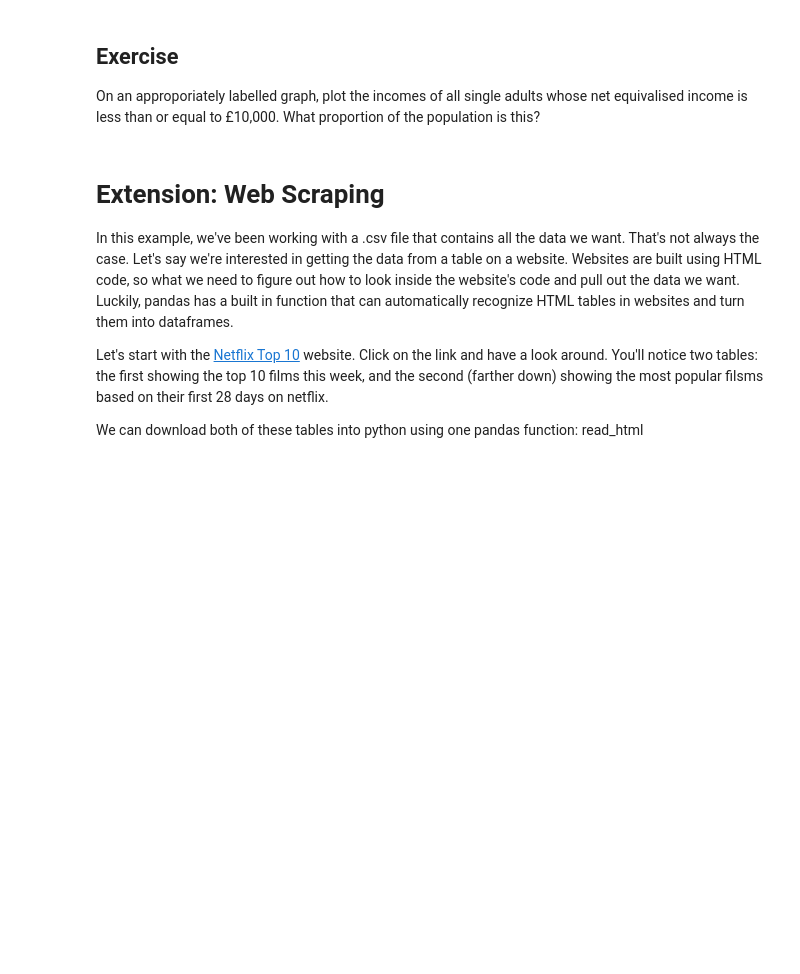
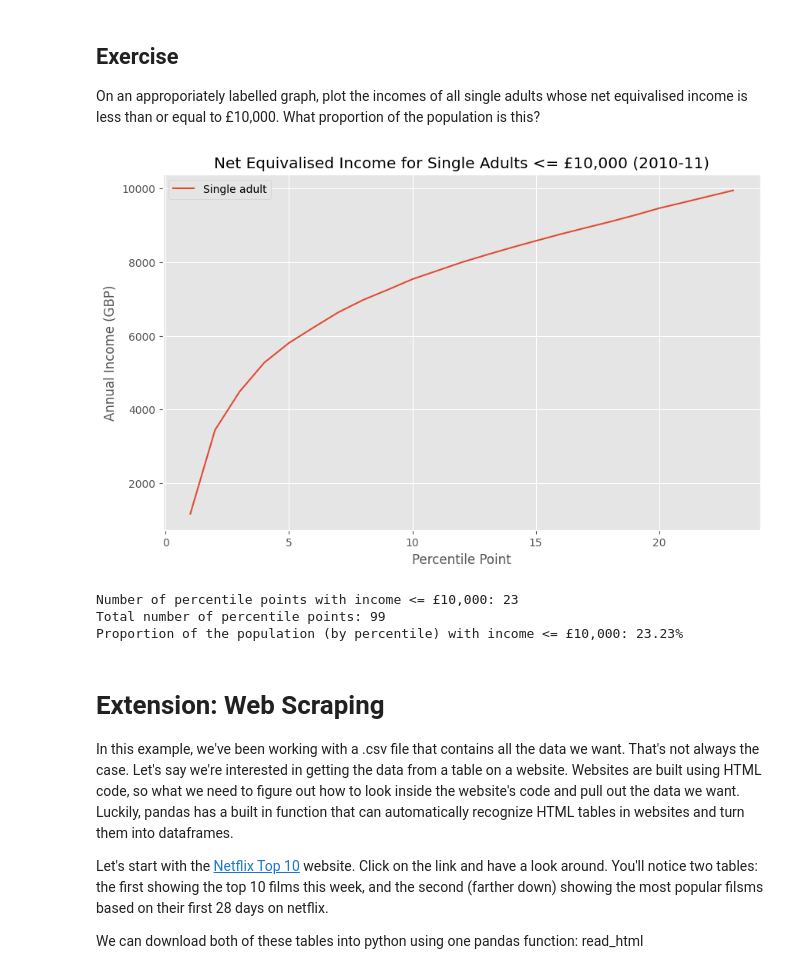
Before and after one commit to SKDD05/QM2_Test, a Jupyter notebook: W2_Working_with_Data_in_Pandas.ipynb, the cells around one changed output. Drawn from its saved outputs; the diff is of its cells as text; code cells hidden in the pictures; blank space fills up the shorter version.

```diff
--- a/W2_Working_with_Data_in_Pandas.ipynb
+++ b/W2_Working_with_Data_in_Pandas.ipynb
@@ -347,6 +434,34 @@ We won't dwell on comparative operative, here we've used ">" to mean "is greater
 # %% [markdown]
 ## Exercise
 On an approporiately labelled graph, plot the incomes of all single adults whose net equivalised income is less than or equal to £10,000. What proportion of the population is this?
+# %%
+# Clean the 'Single adult' column
+single_adult_clean = income['Single adult'].replace(',', '', regex=True).astype('float')
+
+# Filter for single adults whos income is less than or equal to £10,000
+filtered_single_adults = single_adult_clean[single_adult_clean <= 10000]
+
+# Plot the incomes on an appropriately labelled graph
+plt.figure(figsize=(10, 6))
+filtered_single_adults.plot(kind='line')
+plt.title('Net Equivalised Income for Single Adults <= £10,000 (2010-11)')
+plt.xlabel('Percentile Point')
+plt.ylabel('Annual Income (GBP)')
+plt.legend()
+plt.grid(True)
+plt.show()
+
+# Calculate the proportion of the population this represents
+proportion = len(filtered_single_adults) / len(single_adult_clean) * 100
+
+print(f"Number of percentile points with income <= £10,000: {len(filtered_single_adults)}")
+print(f"Total number of percentile points: {len(single_adult_clean)}")
+print(f"Proportion of the population (by percentile) with income <= £10,000: {proportion:.2f}%")
+# %% [output]
+[figure, added]
+Number of percentile points with income <= £10,000: 23
+Total number of percentile points: 99
+Proportion of the population (by percentile) with income <= £10,000: 23.23%
 # %% [markdown]
 # Extension: Web Scraping
 
```
Also changed, not shown: parts of 20 cells of this notebook.
